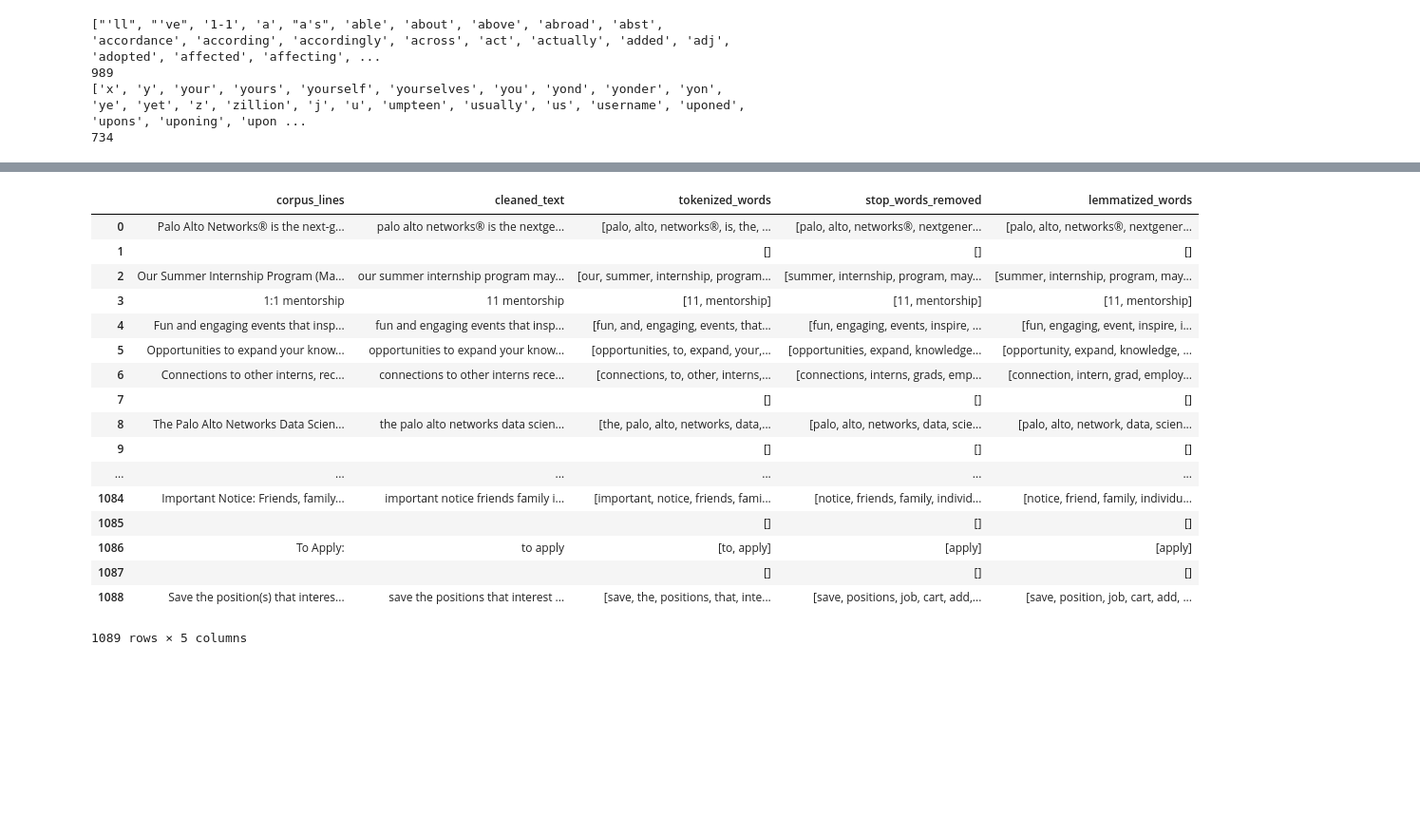
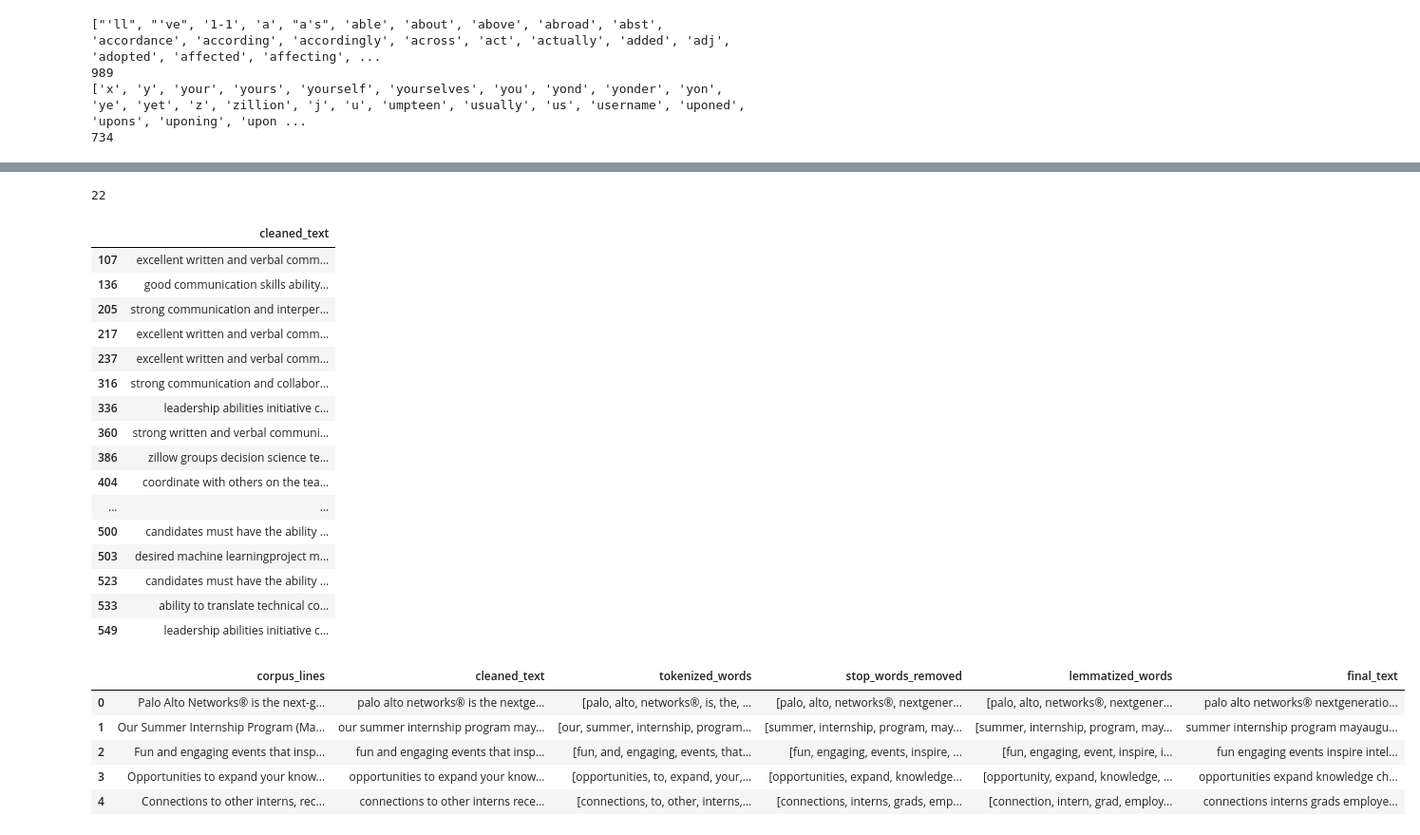
Before and after one commit to muhammadut/Indeed-webscraper-for-job-description-keywords-extraction-given-a-job-title, a Jupyter notebook: Indeed webscraper Extract keywords from job descriptions given the job title.ipynb, the cells around one changed output, grey strips where cells are left out. Shown at 95% size. Drawn from its saved outputs; the diff is of its cells as text; code cells hidden in the pictures; blank space fills up the shorter version.

```diff
--- a/Indeed webscraper Extract keywords from job descriptions given the job title.ipynb
+++ b/Indeed webscraper Extract keywords from job descriptions given the job title.ipynb
@@ -173,3 +157,5 @@ flat                                # dont happy trigger this function as you mi
  'Job Function',
  ': Actuarial',
  ...]
+# %%
+flat_final = [i for i in flat if not len(i) <= 35]
@@ -177,7 +195,7 @@ flat                                # dont happy trigger this function as you mi
 ## Let's create a dataframe
 # %%
 import pandas as pd ## lets create a dataframe out of the above corpus of text
-df = pd.DataFrame(flat)
+df = pd.DataFrame(flat_final)
 df.columns = ['corpus_lines']
 df.shape
 # %% [output]
@@ -342,3 +353,6 @@ def lemmatize(tokens):
     return lemmatized
 # %%
 df['lemmatized_words'] = df['stop_words_removed'].apply(lambda x: lemmatize(x))
+# %%
+df['final_text']=[" ".join(text) for text in df['stop_words_removed'].values]
+df.head()
@@ -345,21 +413,33 @@ df['lemmatized_words'] = df['stop_words_removed'].apply(lambda x: lemmatize(x))
+# %%
+len(df[df['cleaned_text'].str.contains("communica")])
+# %% [output]
+22
+# %%
+df[['cleaned_text']][df['cleaned_text'].str.contains("communica")]
+# %% [output]
+|  | cleaned_text |
+| 107 | excellent written and verbal comm... |
+| 136 | good communication skills ability... |
+| 205 | strong communication and interper... |
+| 217 | excellent written and verbal comm... |
+| 237 | excellent written and verbal comm... |
+| 316 | strong communication and collabor... |
+| 336 | leadership abilities initiative c... |
+| 360 | strong written and verbal communi... |
+| 386 | zillow groups decision science te... |
+| 404 | coordinate with others on the tea... |
+| ... | ... |
+| 500 | candidates must have the ability ... |
+| 503 | desired machine learningproject m... |
+| 523 | candidates must have the ability ... |
+| 533 | ability to translate technical co... |
+| 549 | leadership abilities initiative c... |
 # %%
-df
+df.head()
 # %% [output]
-|  | corpus_lines | cleaned_text | tokenized_words | stop_words_removed | lemmatized_words |
-| 0 | Palo Alto Networks® is the next-g... | palo alto networks® is the nextge... | [palo, alto, networks®, is, the, ... | [palo, alto, networks®, nextgener... | [palo, alto, networks®, nextgener... |
-| 1 |  |  | [] | [] | [] |
-| 2 | Our Summer Internship Program (Ma... | our summer internship program may... | [our, summer, internship, program... | [summer, internship, program, may... | [summer, internship, program, may... |
-| 3 | 1:1 mentorship | 11 mentorship | [11, mentorship] | [11, mentorship] | [11, mentorship] |
-| 4 | Fun and engaging events that insp... | fun and engaging events that insp... | [fun, and, engaging, events, that... | [fun, engaging, events, inspire, ... | [fun, engaging, event, inspire, i... |
-| 5 | Opportunities to expand your know... | opportunities to expand your know... | [opportunities, to, expand, your,... | [opportunities, expand, knowledge... | [opportunity, expand, knowledge, ... |
-| 6 | Connections to other interns, rec... | connections to other interns rece... | [connections, to, other, interns,... | [connections, interns, grads, emp... | [connection, intern, grad, employ... |
-| 7 |  |  | [] | [] | [] |
-| 8 | The Palo Alto Networks Data Scien... | the palo alto networks data scien... | [the, palo, alto, networks, data,... | [palo, alto, networks, data, scie... | [palo, alto, network, data, scien... |
-| 9 |  |  | [] | [] | [] |
-| ... | ... | ... | ... | ... | ... |
-| 1084 | Important Notice: Friends, family... | important notice friends family i... | [important, notice, friends, fami... | [notice, friends, family, individ... | [notice, friend, family, individu... |
-| 1085 |  |  | [] | [] | [] |
-| 1086 | To Apply: | to apply | [to, apply] | [apply] | [apply] |
-| 1087 |  |  | [] | [] | [] |
-| 1088 | Save the position(s) that interes... | save the positions that interest ... | [save, the, positions, that, inte... | [save, positions, job, cart, add,... | [save, position, job, cart, add, ... |
+|  | corpus_lines | cleaned_text | tokenized_words | stop_words_removed | lemmatized_words | final_text |
+| 0 | Palo Alto Networks® is the next-g... | palo alto networks® is the nextge... | [palo, alto, networks®, is, the, ... | [palo, alto, networks®, nextgener... | [palo, alto, networks®, nextgener... | palo alto networks® nextgeneratio... |
+| 1 | Our Summer Internship Program (Ma... | our summer internship program may... | [our, summer, internship, program... | [summer, internship, program, may... | [summer, internship, program, may... | summer internship program mayaugu... |
+| 2 | Fun and engaging events that insp... | fun and engaging events that insp... | [fun, and, engaging, events, that... | [fun, engaging, events, inspire, ... | [fun, engaging, event, inspire, i... | fun engaging events inspire intel... |
+| 3 | Opportunities to expand your know... | opportunities to expand your know... | [opportunities, to, expand, your,... | [opportunities, expand, knowledge... | [opportunity, expand, knowledge, ... | opportunities expand knowledge ch... |
+| 4 | Connections to other interns, rec... | connections to other interns rece... | [connections, to, other, interns,... | [connections, interns, grads, emp... | [connection, intern, grad, employ... | connections interns grads employe... |
-1089 rows × 5 columns
```
Also changed, not shown: parts of 41 cells of this notebook.
